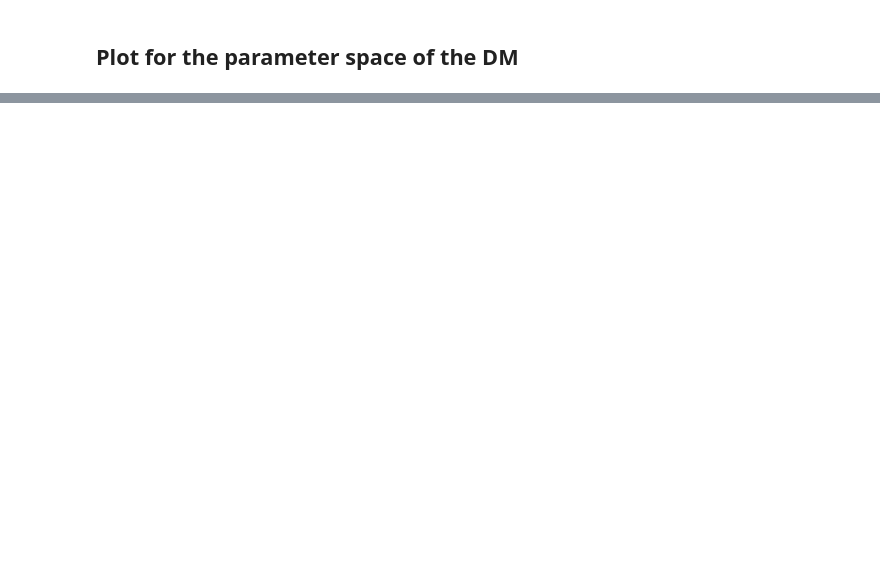
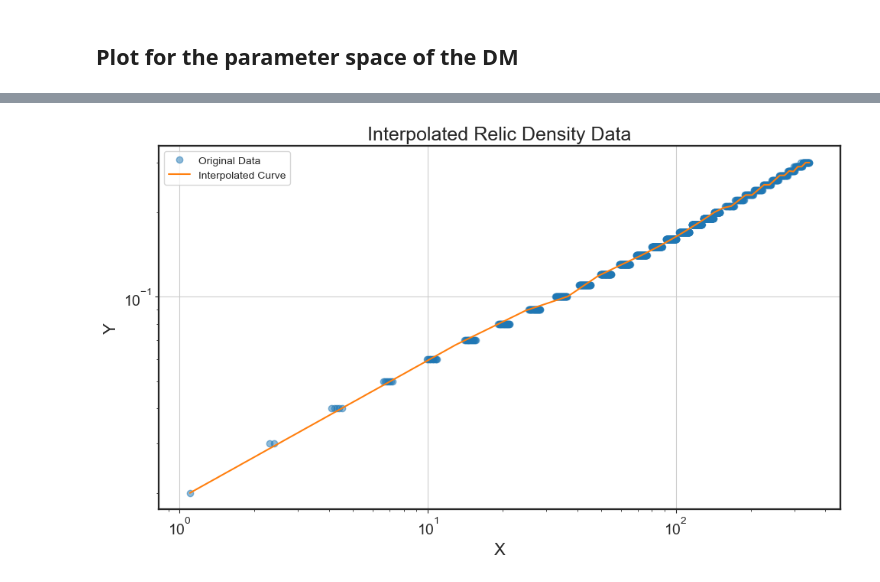
Before and after one commit to nigomezcr/Leptophilic-Atlas-Repo, a Jupyter notebook: ParameterSpace.ipynb, the cells around one changed output, grey strips where cells are left out. Drawn from its saved outputs; the diff is of its cells as text; code cells hidden in the pictures; blank space fills up the shorter version.

```diff
--- a/ParameterSpace.ipynb
+++ b/ParameterSpace.ipynb
@@ -338,0 +323,43 @@ plt.savefig("Plots/ParameterSpaceDM.svg")
+# %%
+import numpy as np
+import matplotlib.pyplot as plt
+from scipy.interpolate import interp1d
+
+# Load CSV data
+RelicData = np.loadtxt('Data-Sets/RelicDensityResults.csv', delimiter=',')
+
+# Combine all datasets into one
+RelicDensitySpace = np.vstack((RelicData))
+
+# Sort by x value (first column)
+RelicDensitySpace = RelicDensitySpace[RelicDensitySpace[:, 0].argsort()]
+
+# Remove duplicate x values by keeping the first occurrence
+_, unique_indices = np.unique(RelicDensitySpace[:, 0], return_index=True)
+RelicDensitySpace = RelicDensitySpace[unique_indices]
+
+# Interpolation
+x_vals = RelicDensitySpace[:, 0]
+y_vals = RelicDensitySpace[:, 1]
+interp_func = interp1d(x_vals, y_vals, kind='cubic', fill_value="extrapolate")
+x_interp = np.linspace(x_vals.min(), x_vals.max(), 30)
+y_interp = interp_func(x_interp)
+
+# Plot original and interpolated data
+
+
+#plt.plot(RelicData)
+plt.figure(figsize=(10, 6))
+plt.plot(x_vals, y_vals, 'o', label='Original Data', alpha=0.5)
+plt.plot(x_interp, y_interp, '-', label='Interpolated Curve')
+plt.xscale('log')
+plt.yscale('log')
+plt.xlabel('X')
+plt.ylabel('Y')
+plt.title('Interpolated Relic Density Data')
+plt.legend()
+plt.grid(True)
+plt.tight_layout()
+plt.show()
+# %% [output]
+[figure, added]
```
Also changed, not shown: parts of 3 cells of this notebook, 9 other files.
